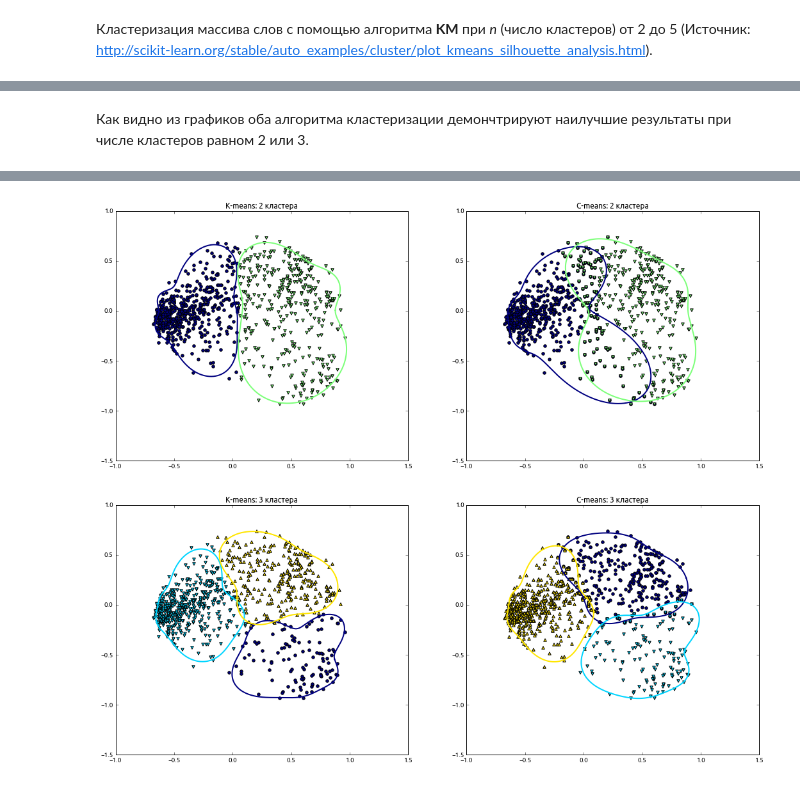
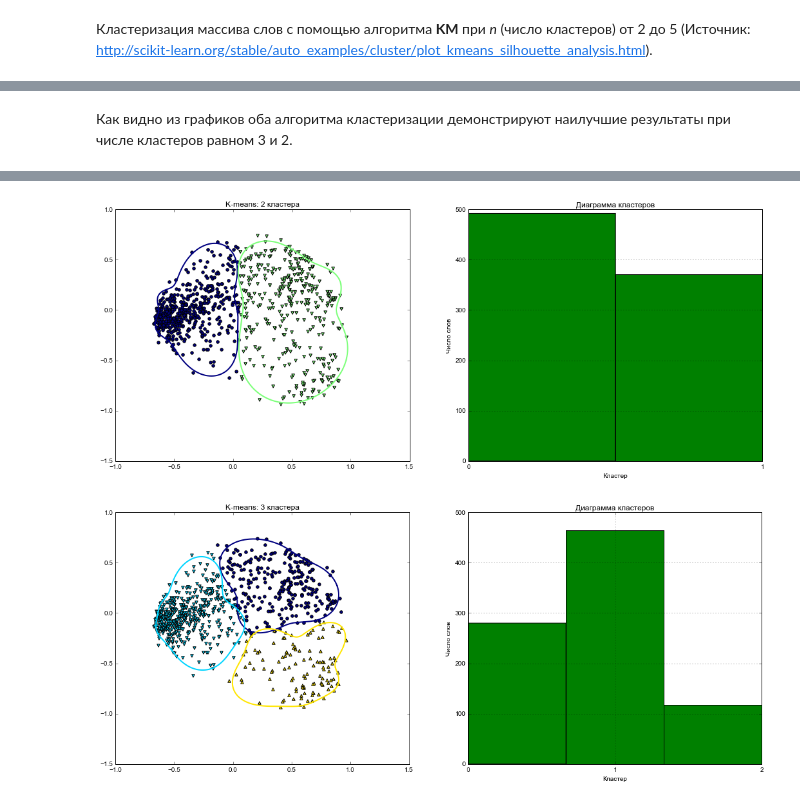
Before and after one commit to Semen52/FSA2, a Jupyter notebook: fsa/fuzzy_clustering.ipynb, the cells around one changed output, grey strips where cells are left out. Drawn from its saved outputs; the diff is of its cells as text; code cells hidden in the pictures.

```diff
--- a/fsa/fuzzy_clustering.ipynb
+++ b/fsa/fuzzy_clustering.ipynb
@@ -284,5 +310,5 @@ ax2.set_ylabel("Fuzzy partition coefficient")
 # %% [markdown]
-Как видно из графиков оба алгоритма кластеризации демончтрируют наилучшие результаты при числе кластеров равном 2 или 3.
+Как видно из графиков оба алгоритма кластеризации демонстрируют наилучшие результаты при числе кластеров равном 3 и 2.
 # %%
 from __future__ import division
 import matplotlib.colors as clrs
@@ -293,6 +319,7 @@ from src.fuzzy_clusters import get_clusters
 
 X_transformed = pca_vectors
 words_array = np.asarray(words)
+n_words_for_print = 10
 
 for num_clusters in [2, 3]:
     # Графики состоят из 1 строки и 2 колонок
@@ -316,8 +343,9 @@ for num_clusters in [2, 3]:
     cNorm = clrs.Normalize(vmin=0, vmax=num_clusters)
     scalarMap = cmx.ScalarMappable(norm=cNorm, cmap=jet)
 
-    print 'Слова для числа кластеров равного:', num_clusters
+    print '\nСлова для числа кластеров равного:', num_clusters
 
+    print '\nKM'
     for i, target_name in zip(range(num_clusters), [str(ix) + ' кластер' for ix in range(num_clusters)]):
         cluster_color = scalarMap.to_rgba(i)
         m = markers.MarkerStyle.filled_markers[i]
@@ -336,29 +364,56 @@ for num_clusters in [2, 3]:
 
         print 'Кластер: ', i
         for ix_word, w in enumerate(words_array[kclusters == i]):
-            if ix_word < 5: print '-',w
+            if ix_word < n_words_for_print: print '-',w
             else: break
+    counts, bins, patches = ax2.hist(kclusters, num_clusters, facecolor='g')
+    ax2.set_xlabel(u'Кластер')
+    ax2.set_ylabel(u'Число слов')
+    ax2.set_title(u'Диаграмма кластеров')
+    ax2.set_xticks(range(num_clusters))
+    ax2.grid(True)
 
-        ax2.set_title('C-means: ' + str(num_clusters) + u' кластера')
-#     ax2.set_xlabel(u"Признаки pca первого измерения")
-#     ax2.set_ylabel(u"Признаки pca второго измерения")
+    print '\nFCM'
+#     for i, target_name in zip(range(num_clusters), [str(ix) + ' кластер' for ix in range(num_clusters)]):
+#         cluster_color = scalarMap.to_rgba(i)
+#         m = markers.MarkerStyle.filled_markers[i]
+#         ax2.set_title('C-means: ' + str(num_clusters) + u' кластера')
 
-        cluster_mask = []
-        for cluster_row in cclusters_fuzzy:
-            if i in cluster_row:
-                cluster_mask.append(True)
-            else:
-                cluster_mask.append(False)
+#         cluster_mask = []
+#         for cluster_row in cclusters_fuzzy:
+#             if i in cluster_row:
+#                 cluster_mask.append(True)
+#             else:
+#                 cluster_mask.append(False)
 
-        cluster_mask = np.asarray(cluster_mask)
+#         cluster_mask = np.asarray(cluster_mask)
 
-        ax2.scatter(X_transformed[cluster_mask, 0],
-                    X_transformed[cluster_mask, 1],
-                    marker=m,
-                    c=cluster_color
-                    )
-        x, y = find_boundary(X_transformed[cluster_mask, 0],
-                             X_transformed[cluster_mask, 1], 5)
-        ax2.plot(x, y, '-k', lw=2., color=cluster_color)
+#         ax2.scatter(X_transformed[cluster_mask, 0],
+#                     X_transformed[cluster_mask, 1],
+#                     marker=m,
+#                     c=cluster_color
+#                     )
+#         x, y = find_boundary(X_transformed[cluster_mask, 0],
+#                              X_transformed[cluster_mask, 1], 5)
+#         ax2.plot(x, y, '-k', lw=2., color=cluster_color)
+
+#         print 'Кластер: ', i
+#         for ix_word, w in enumerate(words_array[cluster_mask]):
+#             if ix_word < n_words_for_print: print '-',w
+#             else: break
+
+    fuzzy_mask = []
+    for cluster_row in cclusters_fuzzy:
+        if len(cluster_row) > 1:
+            fuzzy_mask.append(True)
+        else:
+            fuzzy_mask.append(False)
+
+    fuzzy_mask = np.asarray(fuzzy_mask)
+
+    print '\nСлова состоящие в нескольких кластерах:'
+    for ix_word, w in enumerate(words_array[fuzzy_mask]):
+        if ix_word < n_words_for_print: print '-',w, 'в кластерах'
+        else: break
 # %% [output]
 Слова для числа кластеров равного: 2
@@ -381,2 +436,2 @@ for num_clusters in [2, 3]:
-[figure, old version]
+[figure, new version]
-[figure, old version]
+[figure, new version]
```
Also changed, not shown: parts of 15 cells of this notebook, 1 other file.
